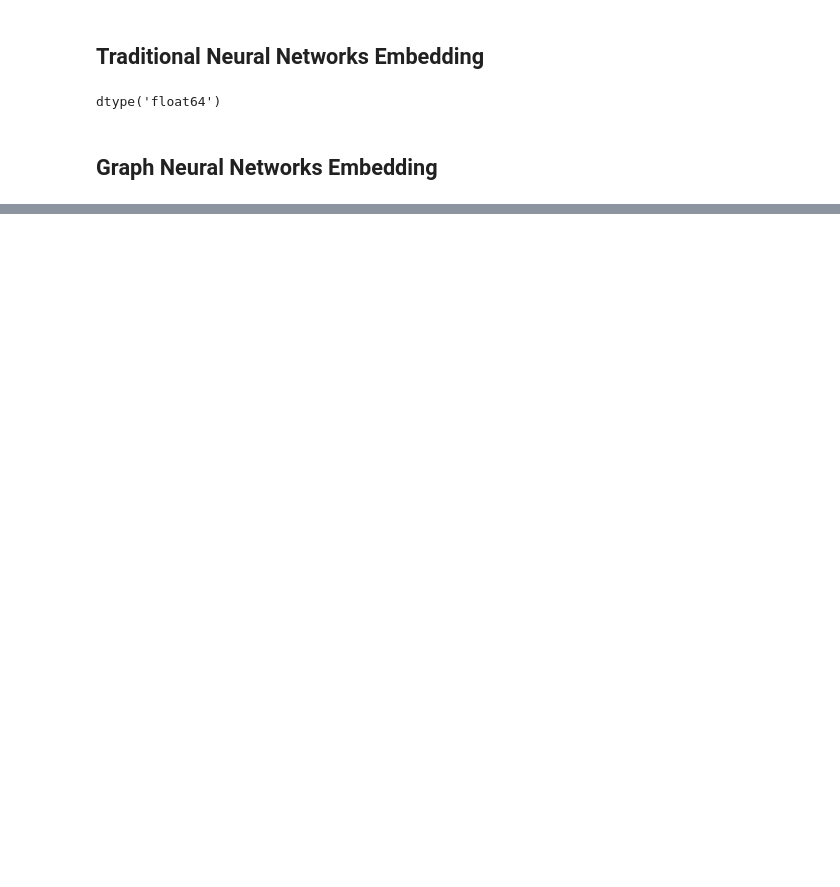
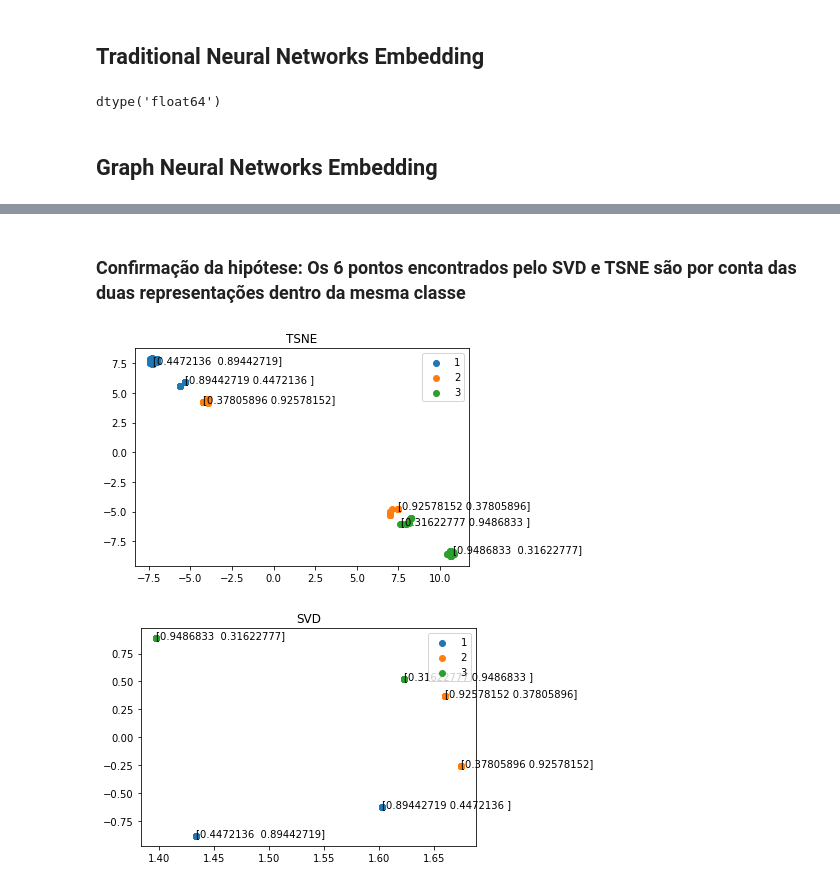
Before and after one commit to FelipeSchreiber/ideias_aleatorias_mestrado, a Jupyter notebook: ModeloProposto.ipynb, the cells around one changed output, grey strips where cells are left out. Cells and saved outputs as stored; diff of their text form; code cells hidden in the pictures; blank space fills up the shorter version.

```diff
--- a/ModeloProposto.ipynb
+++ b/ModeloProposto.ipynb
@@ -463,0 +294,47 @@ for delta in np.linspace(1,100,5):
+# %% [markdown]
+### Confirmação da hipótese: Os 6 pontos encontrados pelo SVD e TSNE são por conta das duas representações dentro da mesma classe
+# %%
+def make_vectors_hypothesis(basis,K,n,delta):
+    X = np.zeros((2*K*n,2*K)) ##dobra o numero de vertices sendo que para os primeiros n vetores
+    #de uma comunidade os atributos dos vértices da mesma comunidade c será codificado usando basis[c][c][0]
+    #e a outra parte utilizando basis[c][c][1]
+    for c in range(K): ## PARA CADA UMA DAS COMUNIDADES
+        for i in range(n):## PARA CADA VÉRTICE DE UMA COMUNIDADE
+            for j in range(K):## PARA CADA POSIÇÃO NO VETOR DE CARACTERÍSTICAS
+                r = np.random.uniform(1,delta)
+                if j<c:
+                    X[i+2*n*c, 2*j:2*j+2] = r*np.flip(basis[j][c])
+                elif j==c:
+                    v = r*basis[j][c][0]
+                    X[i+2*n*c, 2*j:2*j+2] = v
+                else:
+                    X[i+2*n*c, 2*j:2*j+2] = r*basis[c][j]
+        ## Obtem o vetor refletido para a mesma comunidade e copia os demais atributos
+        v = r*basis[c][c][1]
+        X[2*n*c + n:2*n*(c+1), :] = X[2*n*c:2*n*c+n,:]
+        X[2*n*c+n:2*n*(c+1), 2*c:2*c+2] = v
+    return X
+# %%
+##plot incluindo o vetor que codifica a relação intraclasse
+def make_plot_hypothesis(X,X_t,title,delta,K,n=n):
+    m=n//2
+    for i in range(K):
+        plt.scatter(X_t[2*m*i:2*m*i+2*m,0],X_t[2*m*i:2*m*i+2*m,1],label=f"{i+1}")
+        plt.annotate(f"{X[2*m*i,2*i:2*i+2]}",X_t[2*m*i])
+        plt.annotate(f"{X[2*m*i+m,2*i:2*i+2]}",X_t[2*m*i+m])
+    plt.legend()
+    plt.title(title)
+    plt.savefig("embedding_"+title+f"$\delta$_{delta}.png")
+    plt.show()
+# %%
+# basis = make_basis(P,K)
+delta=1
+X = make_vectors_hypothesis(basis,K,n//2,delta)
+# %%
+X_t = TSNE().fit_transform(X)
+make_plot_hypothesis(X,X_t,"TSNE",delta,K,n)
+X_t = TruncatedSVD().fit_transform(X)
+make_plot_hypothesis(X,X_t,"SVD",delta,K,n)
+# %% [output]
+[figure, added]
+[figure, added]
```
Also changed, not shown: parts of 45 cells of this notebook.
